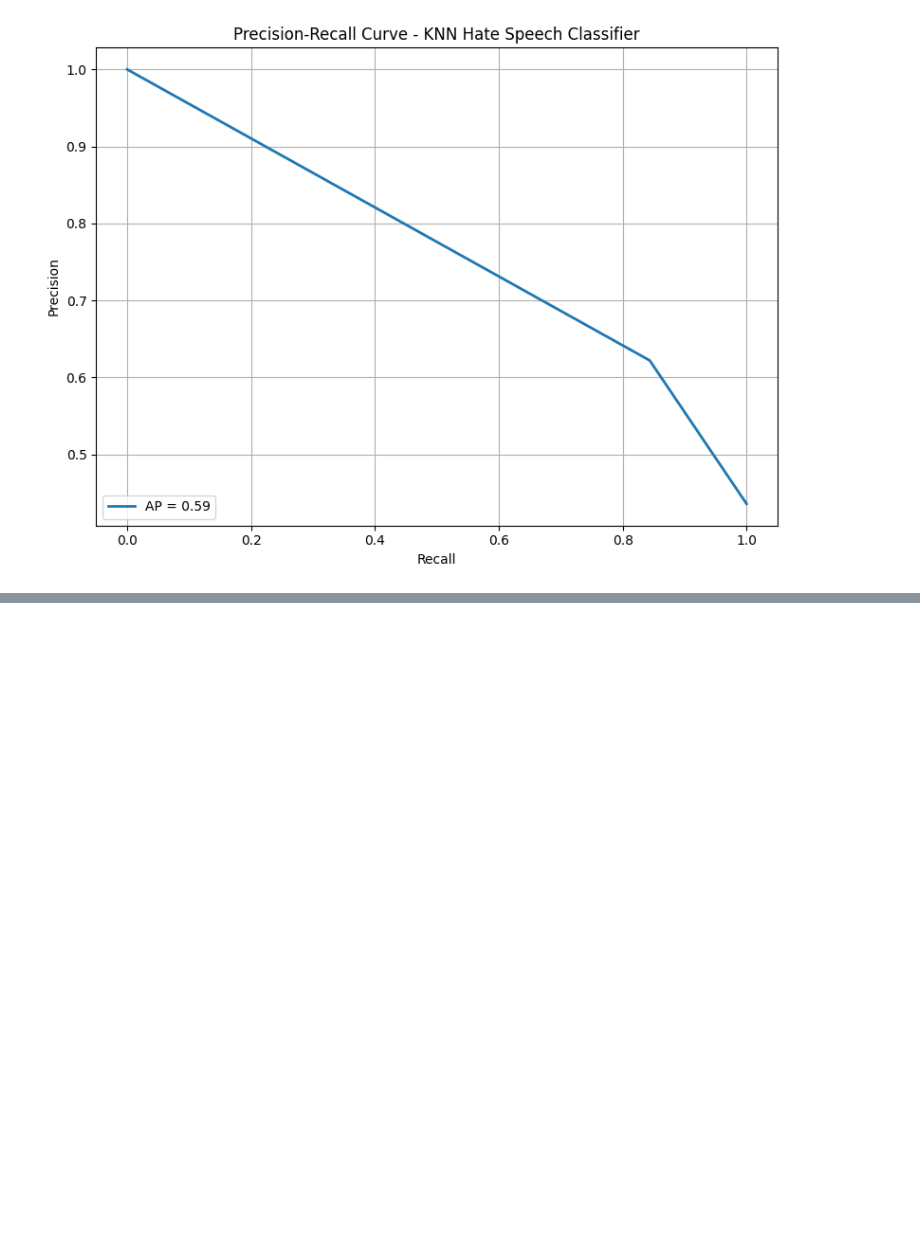
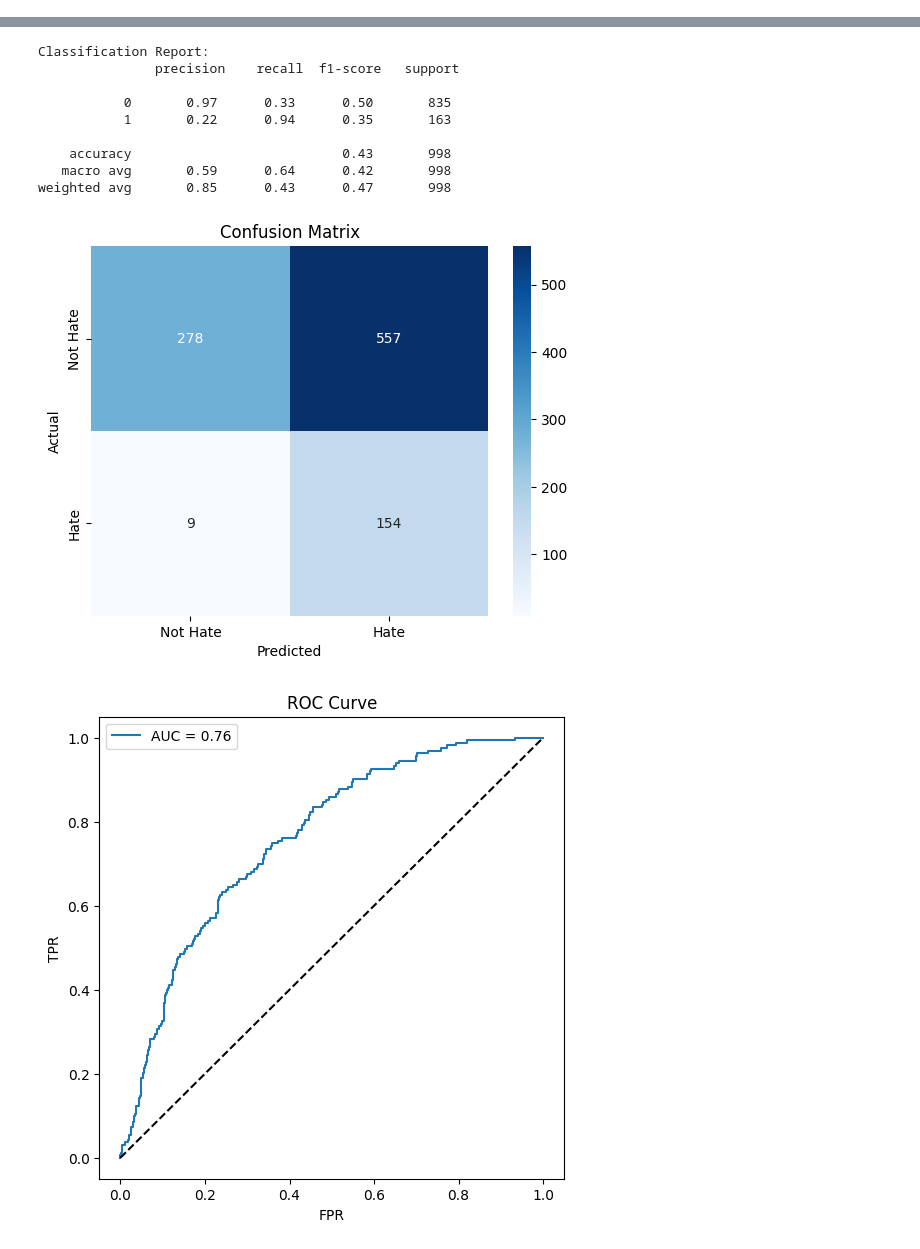
Before and after one commit to Vighnesh-Avadhanam/Hate-Speech-Classification, a Jupyter notebook: code/stacked_model_minilm.ipynb, the cells around one changed output, grey strips where cells are left out. Drawn from its saved outputs; the diff is of its cells as text; code cells hidden in the pictures; blank space fills up the shorter version.

Commit message:
.gitignore file and stacked model code fix

```diff
--- a/code/stacked_model_minilm.ipynb
+++ b/code/stacked_model_minilm.ipynb
@@ -168,12 +18,0 @@ class StackedHateSpeechClassifier(BaseEstimator, ClassifierMixin):
-# %%
-base_dir =  os.getcwd()
-test_path = os.path.join(base_dir, "../data/test_data_clean.csv")
-train_path = os.path.join(base_dir, "../data/train_data.csv")
-
-train_df = pd.read_csv(train_path)
-test_df = pd.read_csv(test_path)
-
-train_texts = train_df["text"].tolist()
-train_labels = train_df["label"].tolist()
-test_texts = test_df["comment"].tolist()
-test_labels = test_df["isHate"].tolist()
@@ -260,16 +18,0 @@ Model: gnb
-# %%
-precision, recall, _ = precision_recall_curve(test_labels_bin, custom_preds)
-avg_precision = average_precision_score(test_labels_bin, custom_preds)
-
-# Plot
-plt.figure(figsize=(8, 6))
-plt.plot(recall, precision, label=f'AP = {avg_precision:.2f}', linewidth=2)
-plt.xlabel('Recall')
-plt.ylabel('Precision')
-plt.title('Precision-Recall Curve - KNN Hate Speech Classifier')
-plt.grid(True)
-plt.legend(loc="lower left")
-plt.tight_layout()
-plt.show()
-# %% [output]
-[figure, removed]
@@ -275,0 +145,30 @@ plt.show()
+# %%
+if __name__ == '__main__':
+    # Paths
+    base_dir = os.getcwd()
+    train_df = pd.read_csv(os.path.join(base_dir, '../data/train_data.csv'))
+    test_df = pd.read_csv(os.path.join(base_dir, '../data/test_data_clean.csv'))
+
+    X_train, y_train = train_df['text'], train_df['label'].astype(int)
+    X_test, y_test = test_df['comment'], test_df['isHate'].astype(int)
+
+    # Initialize with PCA
+    model = StackedHateSpeechClassifier(threshold=0.3, use_pca=True, pca_components=50)
+    model.fit(X_train, y_train)
+    model.evaluate(X_test, y_test)
+
+    # Grid-search for threshold
+    from sklearn.model_selection import GridSearchCV
+    custom_scorer = make_scorer(f1_score)
+    grid = GridSearchCV(
+        estimator=model,
+        param_grid={'threshold': [0.2, 0.25, 0.3, 0.35, 0.4]},
+        scoring=custom_scorer,
+        cv=3,
+        n_jobs=-1
+    )
+    grid.fit(X_train, y_train)
+    print("Best threshold:", grid.best_params_['threshold'])
+    best_model = grid.best_estimator_
+    best_model.evaluate(X_test, y_test)
+# %% [output]
@@ -275,0 +186,11 @@ plt.show()
+Classification Report:
+               precision    recall  f1-score   support
+
+           0       0.97      0.33      0.50       835
+           1       0.22      0.94      0.35       163
+
+    accuracy                           0.43       998
+   macro avg       0.59      0.64      0.42       998
+weighted avg       0.85      0.43      0.47       998
+[figure, added]
+[figure, added]
```
Also changed, not shown: parts of 9 cells of this notebook, 1 other file.
